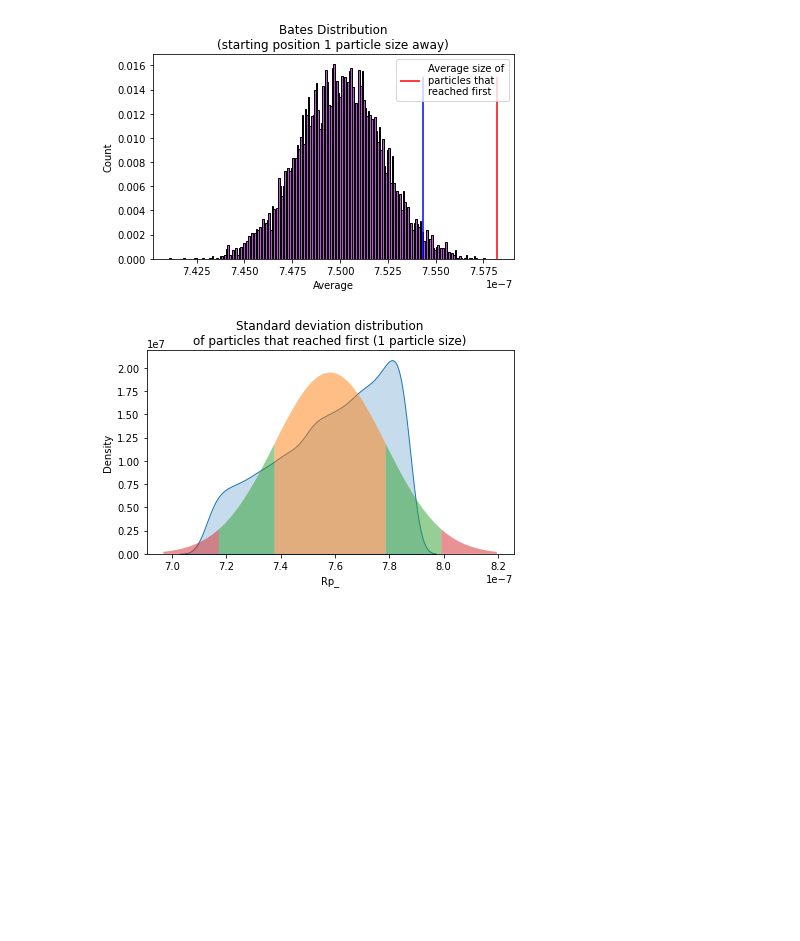
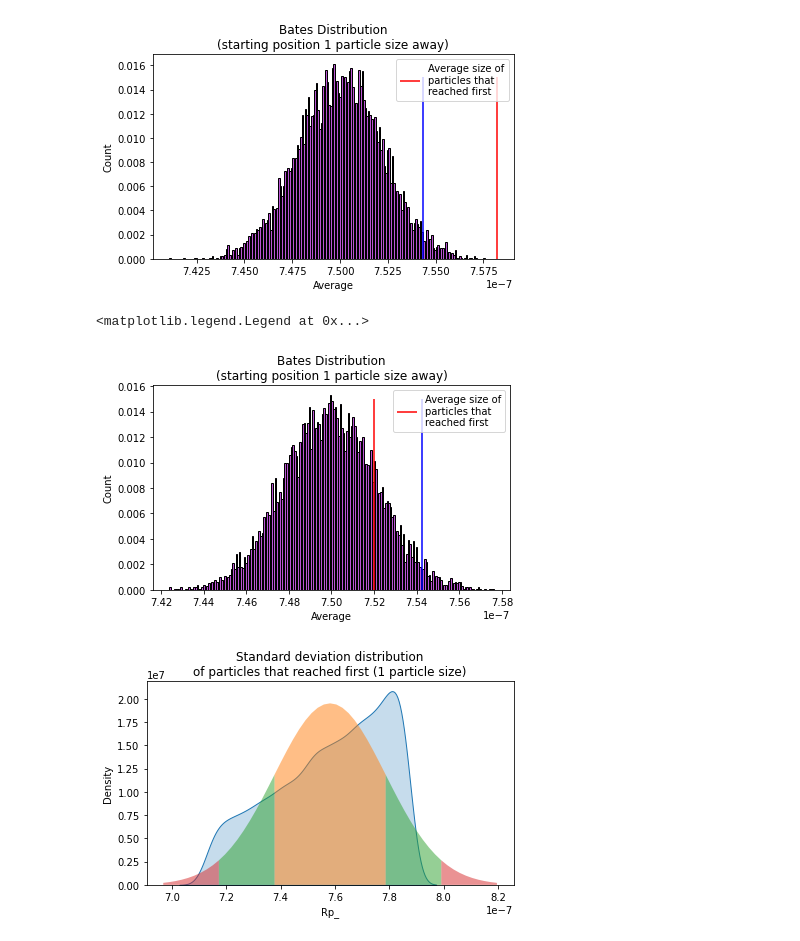
Before and after one commit to Hi-Tree/WGM_Forces, a Jupyter notebook: stats.ipynb, the cells around one changed output. Cells and saved outputs as stored; diff of their text form; code cells hidden in the pictures; blank space fills up the shorter version.

```diff
--- a/stats.ipynb
+++ b/stats.ipynb
@@ -223,6 +223,21 @@ ax.legend()
 # %% [output]
 <matplotlib.legend.Legend at 0x...>
 [figure]
+# %%
+Average1=mean1(gg1)
+fig, ax = plt.subplots()
+bin_edge=a2[0]
+counts = a2[1]
+ax.bar(x=bin_edge[:-1], height=counts, width=np.diff(bin_edge), align='edge', fc='MediumOrchid', ec='black')
+ax.set_title("Bates Distribution\n(starting position 1 particle size away)")
+ax.set_xlabel("Average")
+ax.set_ylabel("Count")
+ax.vlines([vl2],0, 0.015,colors="blue")
+ax.vlines([Average1], 0,.015,colors="red",label="Average size of\nparticles that\nreached first")
+ax.legend()
+# %% [output]
+<matplotlib.legend.Legend at 0x...>
+[figure, added]
 # %%
 from scipy.stats import norm as norma
 plt.figure()
```
Also changed, not shown: parts of 4 cells of this notebook.
